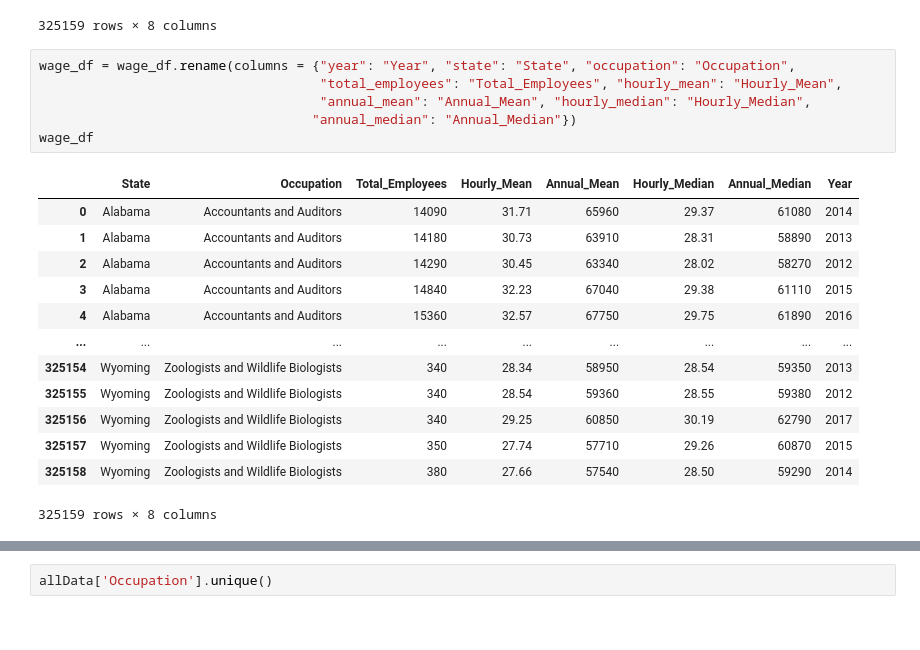
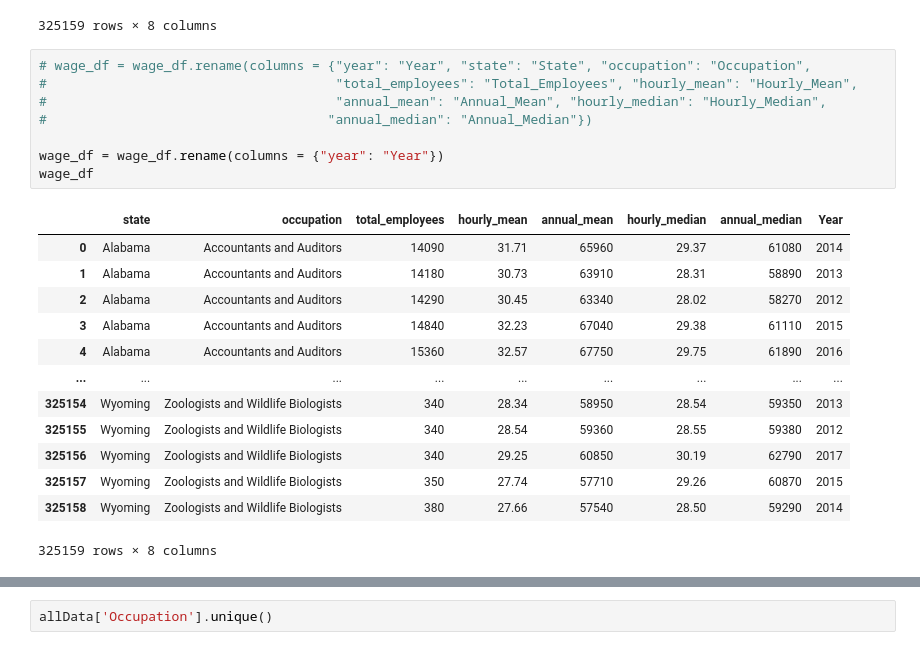
Before and after one commit to AJMnd/Data_Science_Salary, a Jupyter notebook: Notebooks/machine_linearRegression.ipynb, the cells around one changed output, grey strips where cells are left out. Saved outputs shown, nothing was run; the diff lists cells and outputs as text.

```diff
--- a/Notebooks/machine_linearRegression.ipynb
+++ b/Notebooks/machine_linearRegression.ipynb
@@ -56,13 +56,15 @@ wage_df
 | 325158 | Wyoming | Zoologists and Wildlife Biologists | 380 | 27.66 | 57540 | 28.50 | 59290 | 2014 |
 325159 rows × 8 columns
 # %%
-wage_df = wage_df.rename(columns = {"year": "Year", "state": "State", "occupation": "Occupation",
-                                    "total_employees": "Total_Employees", "hourly_mean": "Hourly_Mean",
-                                    "annual_mean": "Annual_Mean", "hourly_median": "Hourly_Median",
-                                   "annual_median": "Annual_Median"})
+# wage_df = wage_df.rename(columns = {"year": "Year", "state": "State", "occupation": "Occupation",
+#                                     "total_employees": "Total_Employees", "hourly_mean": "Hourly_Mean",
+#                                     "annual_mean": "Annual_Mean", "hourly_median": "Hourly_Median",
+#                                    "annual_median": "Annual_Median"})
+
+wage_df = wage_df.rename(columns = {"year": "Year"})
 wage_df
 # %% [output]
-|  | State | Occupation | Total_Employees | Hourly_Mean | Annual_Mean | Hourly_Median | Annual_Median | Year |
+|  | state | occupation | total_employees | hourly_mean | annual_mean | hourly_median | annual_median | Year |
 | 0 | Alabama | Accountants and Auditors | 14090 | 31.71 | 65960 | 29.37 | 61080 | 2014 |
 | 1 | Alabama | Accountants and Auditors | 14180 | 30.73 | 63910 | 28.31 | 58890 | 2013 |
 | 2 | Alabama | Accountants and Auditors | 14290 | 30.45 | 63340 | 28.02 | 58270 | 2012 |
```
Also changed, not shown: parts of 4 cells of this notebook, 1 other file.
